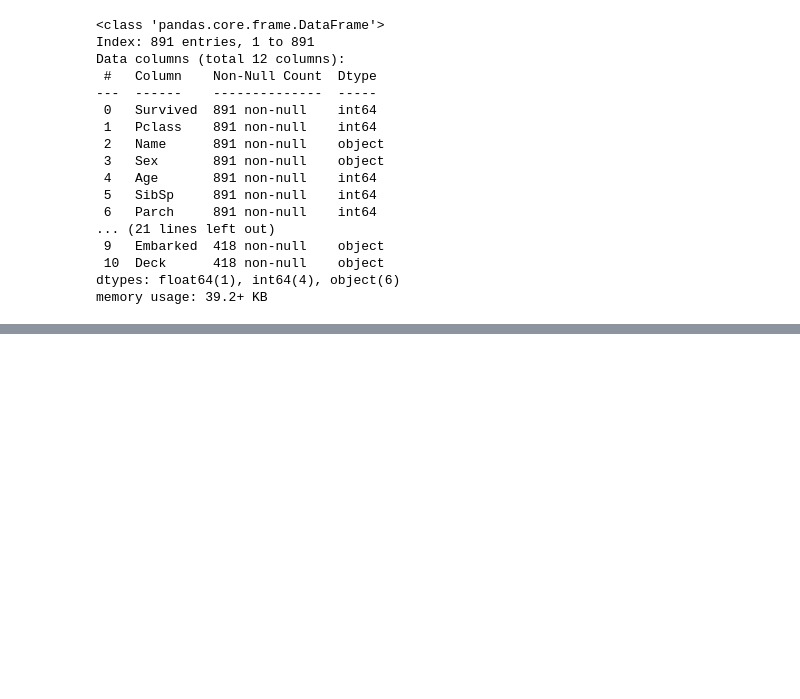
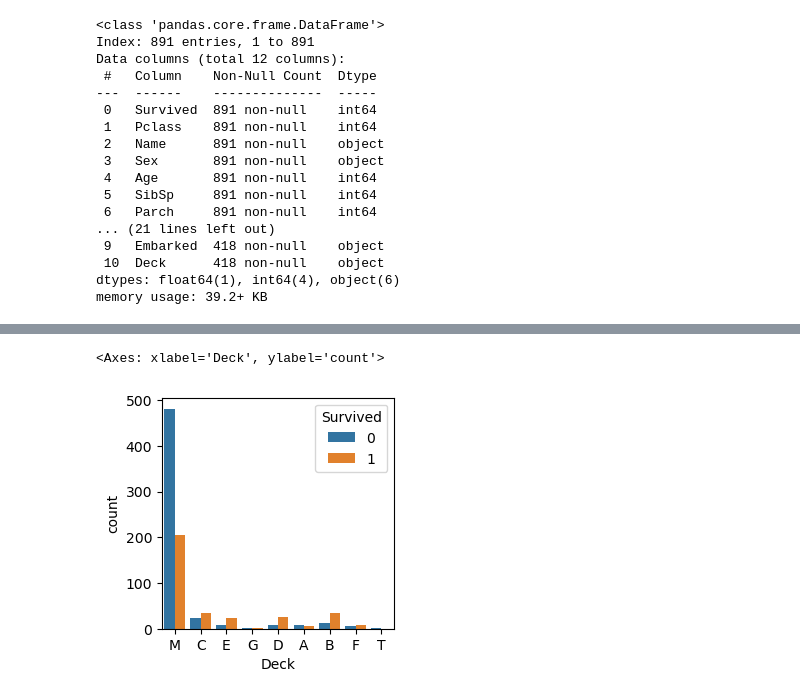
Before and after one commit to ydydydydydy/MachineLearning_, a Jupyter notebook: 04. titanic 데이터를 활용한 생존자 예측.ipynb, the cells around one changed output, grey strips where cells are left out. Drawn from its saved outputs; the diff is of its cells as text; code cells hidden in the pictures; blank space fills up the shorter version.

```diff
--- a/04. titanic 데이터를 활용한 생존자 예측.ipynb
+++ b/04. titanic 데이터를 활용한 생존자 예측.ipynb
@@ -540,0 +584,12 @@ memory usage: 39.2+ KB
+# %%
+# M 데이터 사망자수가 월등히 많음!
+# 시각화를 통해서 눈으로 확인
+plt.figure(figsize=(3,3))
+sns.countplot(data = train,
+             x = 'Deck',
+             hue = 'Survived')
+# M 에 죽은 사람의 비율이 높음
+# 생존여부에 활용을 해보도록 하겠다
+# %% [output]
+<Axes: xlabel='Deck', ylabel='count'>
+[figure, added]
```
Also changed, not shown: parts of 51 cells of this notebook.
